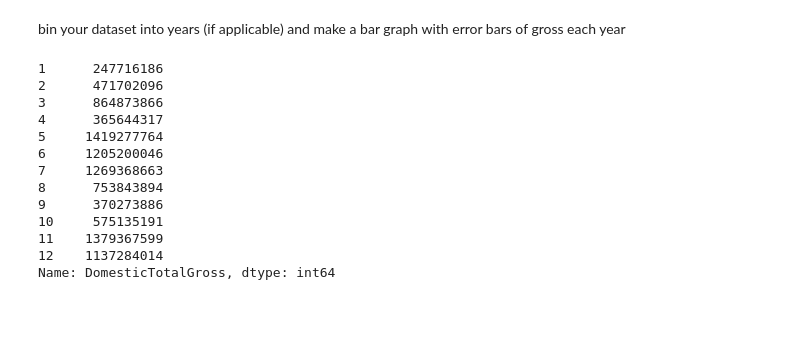
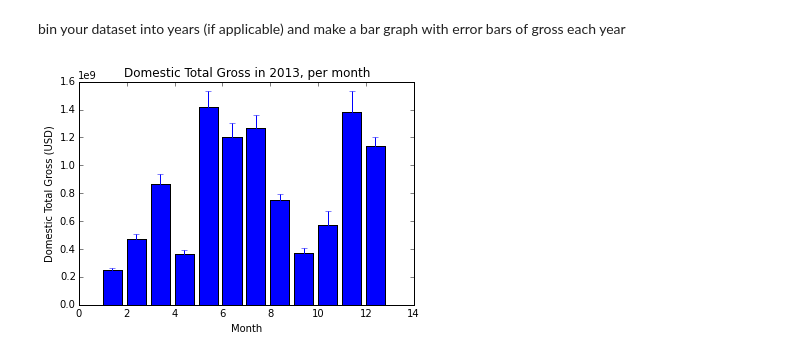
Before and after one commit to fdurant/pandas_challenges, a Jupyter notebook: pandas_challenges.ipynb, the cells around one changed output. Saved outputs shown, nothing was run; the diff lists cells and outputs as text; code cells hidden in the pictures; blank space fills up the shorter version.

```diff
--- a/pandas_challenges.ipynb
+++ b/pandas_challenges.ipynb
@@ -154,21 +154,17 @@ Name: DomesticTotalGross, dtype: int64
 # %% [markdown]
 bin your dataset into years (if applicable) and make a bar graph with error bars of gross each year
 # %%
+from datetime import datetime, date
 # Doing it by month instead of by year, for the sake of the exercise
 moviesDFGroupedByMonth = moviesDF.groupby(lambda x: x.month)
 dtgSeriesByMonth = moviesDFGroupedByMonth['DomesticTotalGross'].sum()
-dtgSeriesByMonth
+dtgStdByMonth = moviesDFGroupedByMonth['DomesticTotalGross'].std()
+#dtgSeriesByMonth.values
+
+plt.bar(np.array(dtgSeriesByMonth.index),dtgSeriesByMonth.values,yerr=dtgStdByMonth)
+plt.title('Domestic Total Gross in 2013, per month')
+plt.xlabel('Month')
+plt.ylabel('Domestic Total Gross (USD)')
+plt.show()
 # %% [output]
-1      247716186
-2      471702096
-3      864873866
-4      365644317
-5     1419277764
-6     1205200046
-7     1269368663
-8      753843894
-9      370273886
-10     575135191
-11    1379367599
-12    1137284014
-Name: DomesticTotalGross, dtype: int64
+[figure, added]
```
